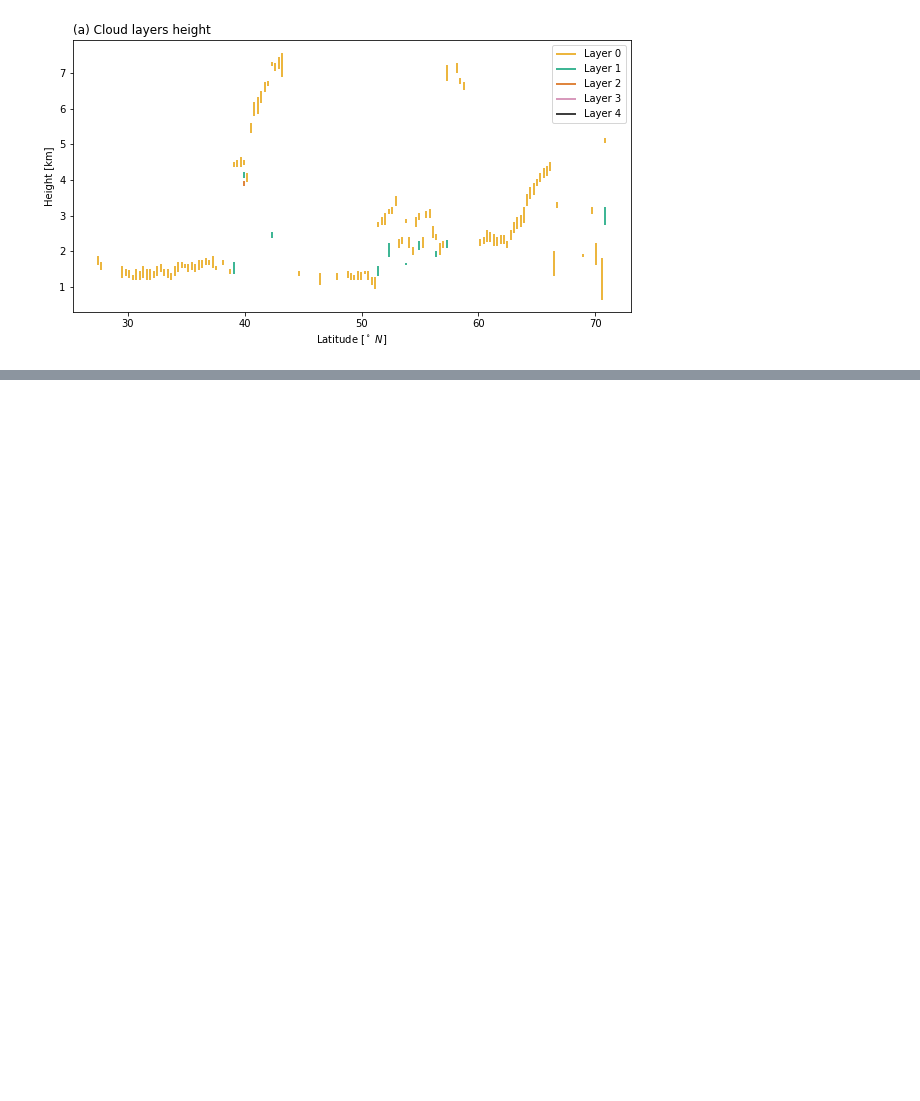
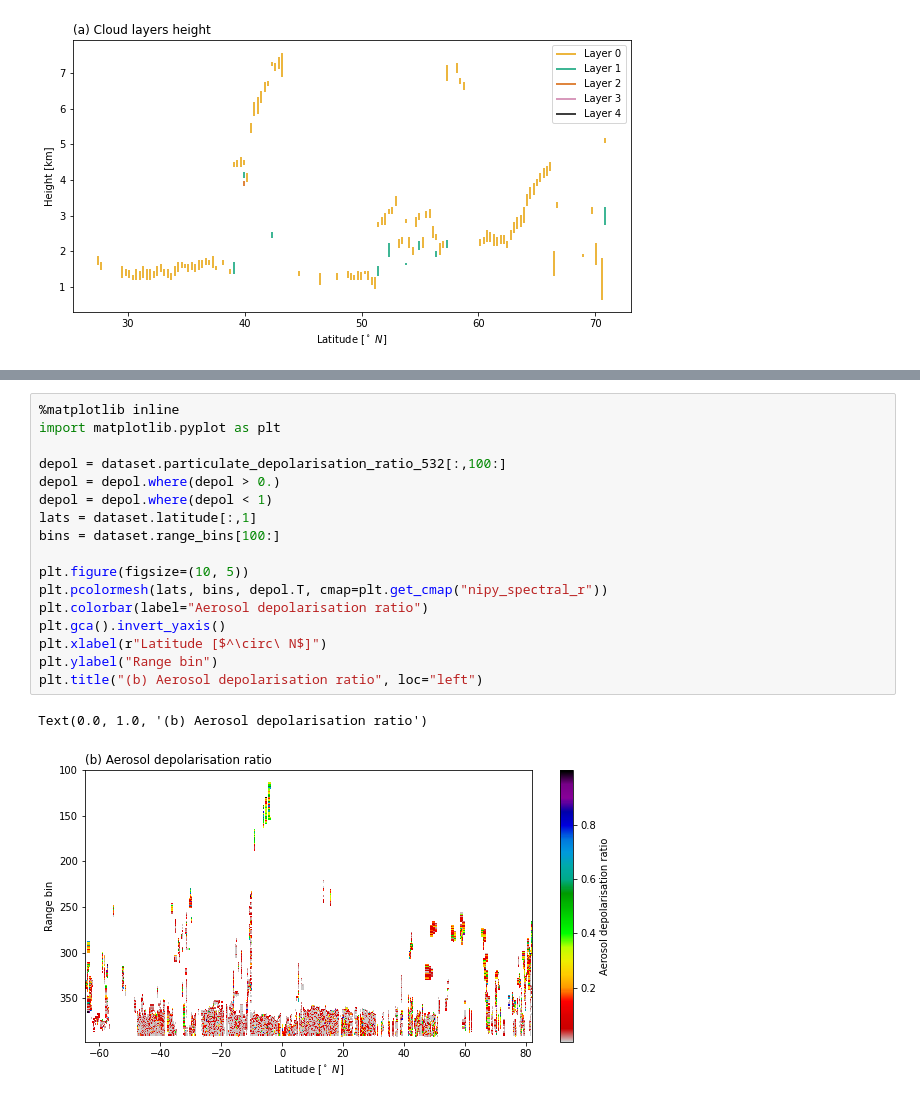
Before and after one commit to SEE-GEO/pansat, a Jupyter notebook: notebooks/products/calipso.ipynb, the cells around one changed output, grey strips where cells are left out. Saved outputs shown, nothing was run; the diff lists cells and outputs as text; blank space fills up the shorter version.

```diff
--- a/notebooks/products/calipso.ipynb
+++ b/notebooks/products/calipso.ipynb
@@ -82,0 +130,20 @@ Text(0.0, 1.0, '(b) Number of cloud layers')
+# %%
+%matplotlib inline
+import matplotlib.pyplot as plt
+
+depol = dataset.particulate_depolarisation_ratio_532[:,100:]
+depol = depol.where(depol > 0.)
+depol = depol.where(depol < 1)
+lats = dataset.latitude[:,1]
+bins = dataset.range_bins[100:]
+
+plt.figure(figsize=(10, 5))
+plt.pcolormesh(lats, bins, depol.T, cmap=plt.get_cmap("nipy_spectral_r"))
+plt.colorbar(label="Aerosol depolarisation ratio")
+plt.gca().invert_yaxis()
+plt.xlabel(r"Latitude [$^\circ\ N$]")
+plt.ylabel("Range bin")
+plt.title("(b) Aerosol depolarisation ratio", loc="left")
+# %% [output]
+Text(0.0, 1.0, '(b) Aerosol depolarisation ratio')
+[figure, added]
```
Also changed, not shown: parts of 8 cells of this notebook, 2 other files.
